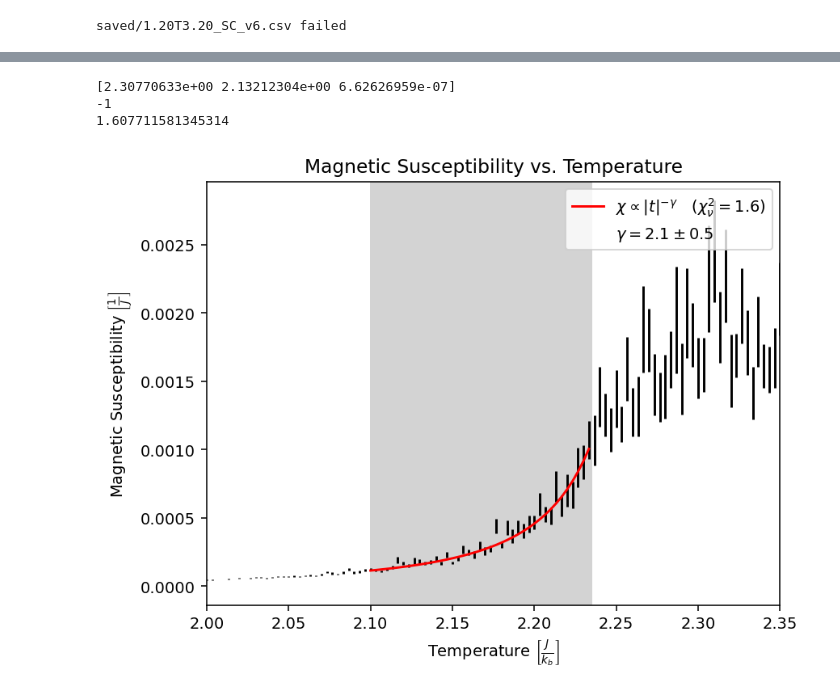
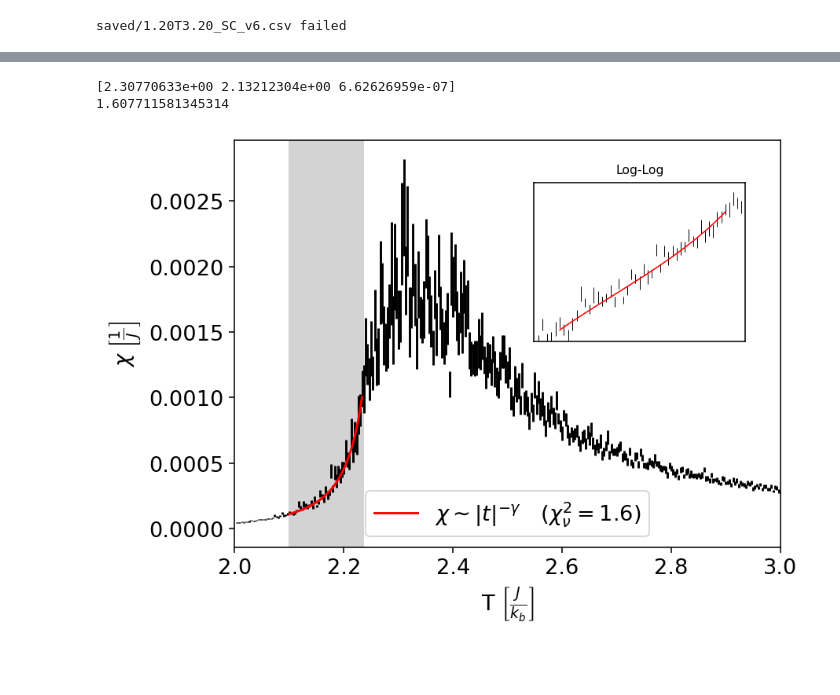
Before and after one commit to gfitez/ising, a Jupyter notebook: analyze2.ipynb, the cells around one changed output, grey strips where cells are left out. Cells and saved outputs as stored; diff of their text form; code cells hidden in the pictures; blank space fills up the shorter version.

```diff
--- a/analyze2.ipynb
+++ b/analyze2.ipynb
@@ -8,6 +8,9 @@ from scipy.optimize import curve_fit
 import matplotlib.patches as mpatches
 from scipy.special import ellipk
 from scipy.integrate import quad
+
+plt.rcParams.update({'font.size': 14})
+mpl.rcParams['figure.dpi'] = 800
 
 GRIDLENGTH=100
 
@@ -72,6 +75,15 @@ def CvTheory(temps, spacing):
   energies=E(temps)
   cv_array=np.gradient(energies, spacing)
   return cv_array
+
+def killAxis(ax3):
+  ax3.yaxis.set_major_formatter(mpl.ticker.NullFormatter())
+  ax3.yaxis.set_minor_formatter(mpl.ticker.NullFormatter())
+  ax3.xaxis.set_major_formatter(mpl.ticker.NullFormatter())
+  ax3.xaxis.set_minor_formatter(mpl.ticker.NullFormatter())
+  ax3.yaxis.set_major_locator(plt.NullLocator())
+  ax3.xaxis.set_major_locator(plt.NullLocator())
+  ax3.minorticks_off()
 # %% [output]
 saved/1.20T3.20_SC_v6.csv failed
 # %%
@@ -415,8 +522,13 @@ nu = 0.9620765015046705 +- 0.08886174595485061 (-3.79234984953295% error)
 # %%
-EMMean["chi"] = 1/EMMean["Temp"]*EMMean["M_std"]**2
+EMMean["chi"] = (1/EMMean["Temp"])*EMMean["M_std"]**2
 EMErr["chi"] = 2/EMMean["Temp"]*EMMean["M_std"]*EMErr["M_std"]
 
-plt.errorbar(EMMean["Temp"],EMMean["chi"],yerr=EMErr["chi"], linestyle="", color="k")
+fig, ax1 = plt.subplots()
+
+
+
+
+ax1.errorbar(EMMean["Temp"],EMMean["chi"],yerr=EMErr["chi"], linestyle="", color="k")
 
 def chiSpike(x,Tc,a,c):
     return c*np.abs((x-Tc)/Tc)**-a
@@ -424,45 +536,65 @@ def chiSpike(x,Tc,a,c):
 
 tMin = 2.1
 tMax=2.24
-plt.axvspan(tMin,tMax-0.005, color="lightgray")
+ax1.axvspan(tMin,tMax-0.005, color="lightgray")
 
 iMin = np.where(EMMean["Temp"] > tMin)[0][0]
 iMax = np.where(EMMean["Temp"] < tMax)[0][-1]
 
 
 
 popt, pcov = curve_fit(chiSpike,EMMean["Temp"][iMin:iMax],EMMean["chi"][iMin:iMax], maxfev=10000, p0=(2.3,2.2,1e-6), sigma=EMErr["chi"][iMin:iMax])
 print(popt)
 rChiSq = calcRChiSq(EMMean["chi"][iMin:iMax], EMErr["chi"][iMin:iMax], chiSpike(EMMean["Temp"][iMin:iMax],*popt), 3)
-plt.plot(EMMean["Temp"][iMin:iMax],chiSpike(EMMean["Temp"][iMin:iMax],*popt), color = "red", label = f"$\chi \propto |t|^{{-\gamma}} \quad (\\chi_\\nu^2 = {round(rChiSq,1)})$")
+ax1.plot(EMMean["Temp"][iMin:iMax],chiSpike(EMMean["Temp"][iMin:iMax],*popt), color = "red", label = f"$\chi \sim |t|^{{-\gamma}} \quad (\\chi_\\nu^2 = {round(rChiSq,1)})$")
 
 
 
 handles, labels = plt.gca().get_legend_handles_labels() # get existing handles and labels
 empty_patch = mpatches.Patch(color='none', label='') # create a patch with no color
 handles+=[empty_patch]*4  # add new patches and labels to list
 
 
-labels.append(f"$\\gamma= {formatErr(popt[1],np.sqrt(pcov[1][1]), exponent=False)}$")
+#labels.append(f"$\\gamma= {formatErr(popt[1],np.sqrt(pcov[1][1]), exponent=False)}$")
+#labels.append(f"$T_{{c}} = {formatErr(popt[0],np.sqrt(pcov[0][0]),exponent=False)}$")
+
 
 
 print(rChiSq)
 
-plt.legend(handles,labels)
+ax1.legend(handles,labels, loc="lower center")
+
+left, bottom, width, height = [0.55, 0.5, 0.3, 0.3]
+ax2 = fig.add_axes([left, bottom, width, height])
 
 
-plt.xlim(2,2.35)
-plt.xlabel("Temperature $\\left[\\frac{J}{k_b}\\right]$")
-plt.ylabel("Magnetic Susceptibility $\\left[\\frac{1}{J}\\right]$")
-plt.title("Magnetic Susceptibility vs. Temperature")
-plt.tight_layout()
+
+c=-0.00006
+ax2.errorbar(EMMean["Temp"],EMMean["chi"]+c,yerr=EMErr["chi"], linestyle="", color="k", lw=0.5)
+ax2.plot(EMMean["Temp"][iMin:iMax],chiSpike(EMMean["Temp"][iMin:iMax],*popt)+c, lw=0.8, color = "red", label = f"$\chi \sim |t|^{{-\gamma}} \quad (\\chi_\\nu^2 = {round(rChiSq,1)})$")
+#ax2.axvspan(tMin,tMax-0.005, color="lightgray")
+ax2.set_xscale("log")
+ax2.set_yscale("log")
+
+
+ax2.set_xlim(2.08,2.25)
+ax2.set_ylim(0.0001+c,0.0020+c)
+killAxis(ax2)
+ax2.set_title("Log-Log", size=8)
+
+
+
+#ax1.set_xlim(2,2.35)
+ax1.set_xlim(2,3)
+ax1.set_xlabel("T $\\left[\\frac{J}{k_b}\\right]$")
+ax1.set_ylabel("$\chi$ $\\left[\\frac{1}{J}\\right]$")
+#ax1.tight_layout()
 plt.savefig("gamma.png")
 plt.show()
 # %% [output]
 [2.30770633e+00 2.13212304e+00 6.62626959e-07]
--1
 1.607711581345314
-[figure, old version]
+[figure, new version]
 # %%
 directory="B0.01"
 
```
Also changed, not shown: parts of 7 cells of this notebook, 8 other files.
